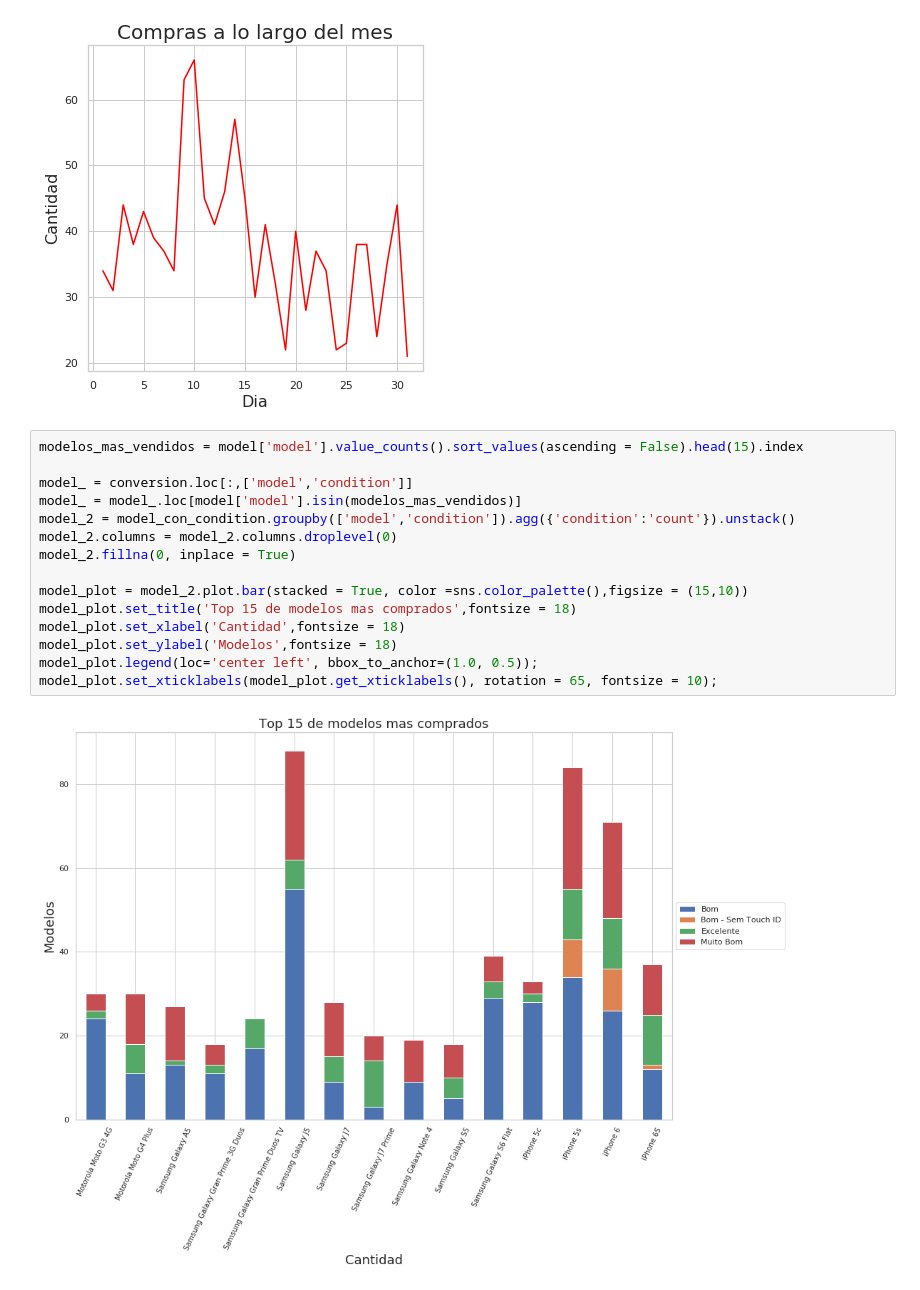
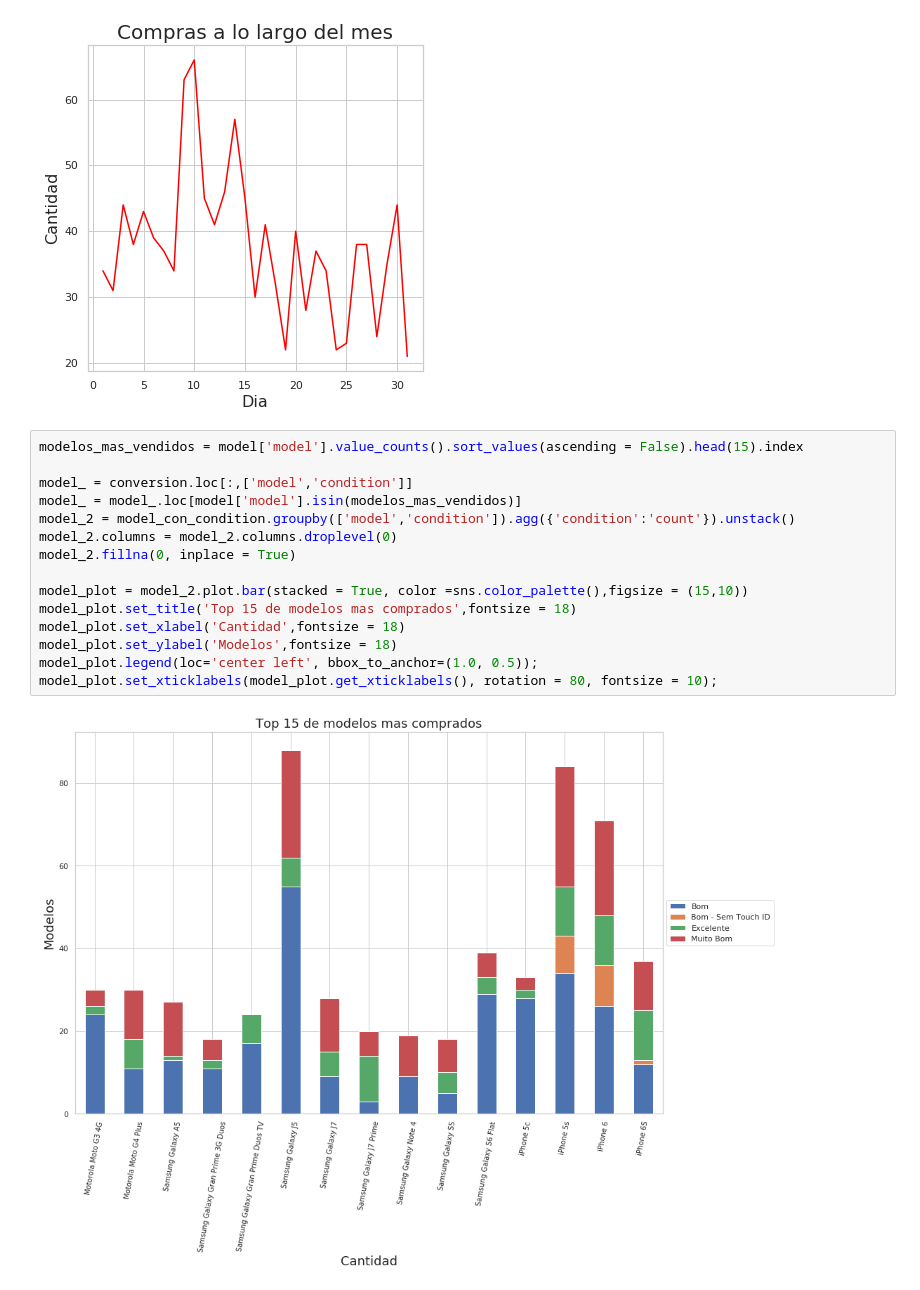
Before and after one commit to jowisaidman/tp1_analisis_exploratorio, a Jupyter notebook: Notebooks/Juli/Untitled.ipynb, the cells around one changed output. Saved outputs shown, nothing was run; the diff lists cells and outputs as text.

```diff
--- a/Notebooks/Juli/Untitled.ipynb
+++ b/Notebooks/Juli/Untitled.ipynb
@@ -238,17 +238,17 @@ g.set_ylabel('Cantidad',fontsize = 16);
 # %%
 modelos_mas_vendidos = model['model'].value_counts().sort_values(ascending = False).head(15).index
 
 model_ = conversion.loc[:,['model','condition']]
 model_ = model_.loc[model['model'].isin(modelos_mas_vendidos)]
 model_2 = model_con_condition.groupby(['model','condition']).agg({'condition':'count'}).unstack()
 model_2.columns = model_2.columns.droplevel(0)
 model_2.fillna(0, inplace = True)
 
 model_plot = model_2.plot.bar(stacked = True, color =sns.color_palette(),figsize = (15,10))
 model_plot.set_title('Top 15 de modelos mas comprados',fontsize = 18)
 model_plot.set_xlabel('Cantidad',fontsize = 18)
 model_plot.set_ylabel('Modelos',fontsize = 18)
 model_plot.legend(loc='center left', bbox_to_anchor=(1.0, 0.5));
-model_plot.set_xticklabels(model_plot.get_xticklabels(), rotation = 65, fontsize = 10);
+model_plot.set_xticklabels(model_plot.get_xticklabels(), rotation = 80, fontsize = 10);
 # %% [output]
-[figure, old version]
+[figure, new version]
```
